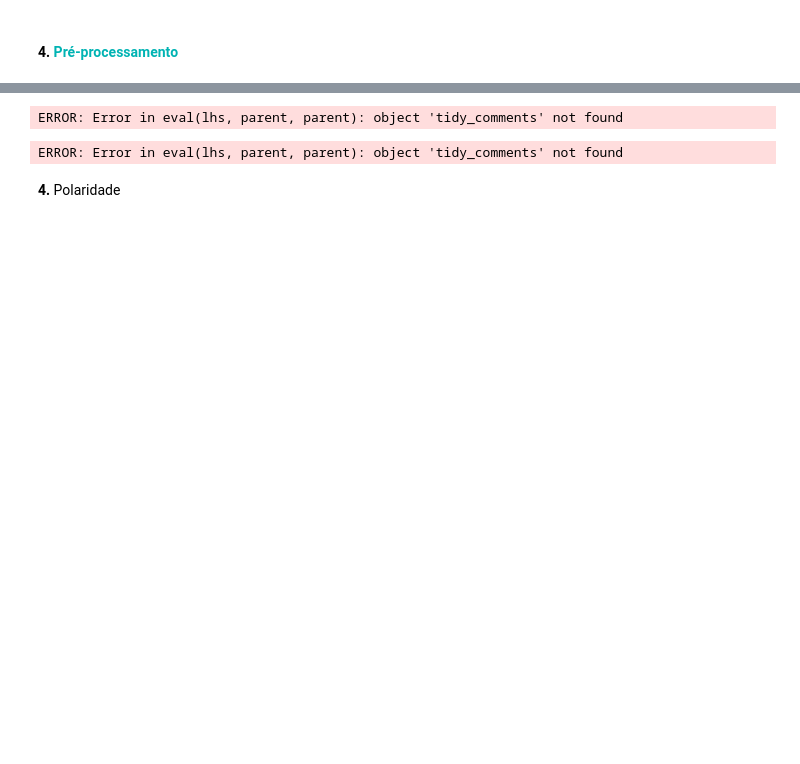
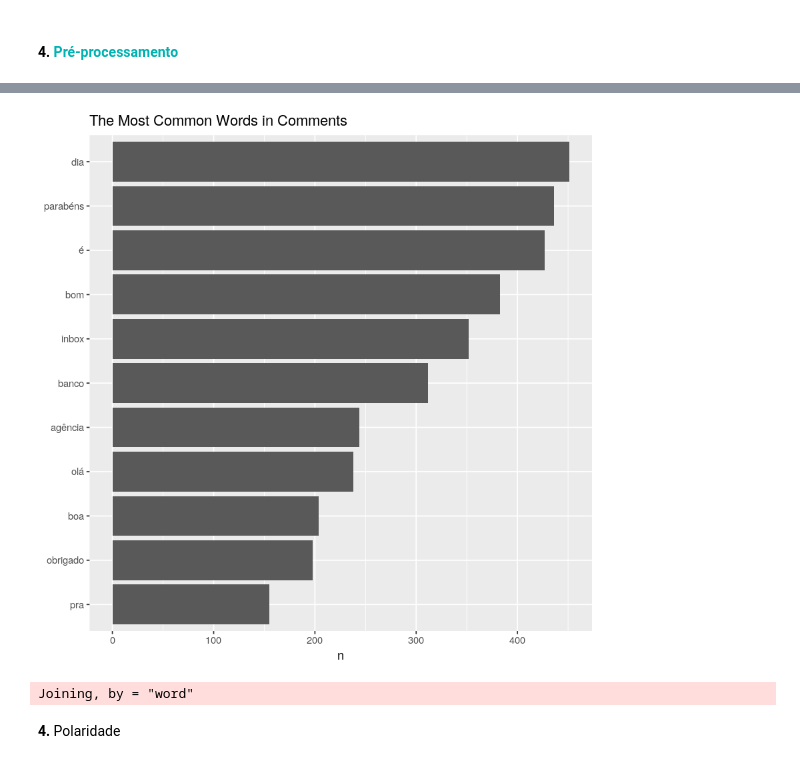
Before and after one commit to brendasalenave/data_analysis_fb, a Jupyter notebook: analise_polaridade.ipynb, the cells around one changed output, grey strips where cells are left out. Drawn from its saved outputs; the diff is of its cells as text; code cells hidden in the pictures; blank space fills up the shorter version.

```diff
--- a/analise_polaridade.ipynb
+++ b/analise_polaridade.ipynb
@@ -77,8 +58,8 @@ Loading required package: RColorBrewer
 # %% [markdown]
 #### 3. <span style="color:#00b3b3">Carrega Dados</span>
 # %%
-comments <- read.csv(file="comentarios.csv", header=TRUE, sep=",")
-# comments = read.columns("comentarios.csv", c("comment_message"), sep = ",")
+# comments <- read.csv(file="comentarios.csv", header=TRUE, sep=",")
+comments = read.columns("comentarios.csv", c("comment_message"), sep = ",")
 # comments
 colnames(comments)
 lapply(comments, head)
@@ -108,8 +76,10 @@ $attachment_url
 # %% [markdown]
 #### 4. <span style="color:#00b3b3">Pré-processamento</span>
 # %%
+# personalized = tibble(word = "banrisul", lexicon = "personalized")
 custom_stop_words <- bind_rows(stop_words,
                                tibble(word = tm::stopwords("portuguese"),
-                                          lexicon = "custom"))
+                                          lexicon = "custom"), tibble(word = "banrisul", lexicon = "personalized"))
+
 custom_stop_words
 # %% [output]
@@ -117,6 +103,6 @@ ERROR: Error in loadNamespace(name): there is no package called ‘tm’
 # %%
-comments %>% map_if(is.factor, as.character) %>% as_data_frame -> comments
+comments <- comments %>% map_if(is.factor, as.character) %>% as_data_frame
 tidy_comments <- comments %>%
-    unnest_tokens(word, comment_message) %>%
+  unnest_tokens(word, comment_message) %>%
   anti_join(custom_stop_words)
 # %% [output]
@@ -139,21 +158,21 @@ ERROR: Error in eval(lhs, parent, parent): object 'tidy_comments' not found
 # %%
 tidy_comments %>%
   count(word, sort = TRUE) %>%
-  filter(n > 600) %>%
+  filter(n > 150) %>%
   mutate(word = reorder(word, n)) %>%
   ggplot(aes(word, n)) +
   geom_col() +
   xlab(NULL) +
   coord_flip() + ggtitle("The Most Common Words in Comments")
 # %% [output]
-ERROR: Error in eval(lhs, parent, parent): object 'tidy_comments' not found
+[figure, added]
 # %%
 bing_word_counts <- tidy_comments %>%
   inner_join(get_sentiments("bing")) %>%
   count(word, sentiment, sort = TRUE) %>%
   ungroup()
 # %% [output]
-ERROR: Error in eval(lhs, parent, parent): object 'tidy_comments' not found
+Joining, by = "word"
 # %% [markdown]
 **4.** Polaridade
 # %%
```
Also changed, not shown: parts of 20 cells of this notebook.
